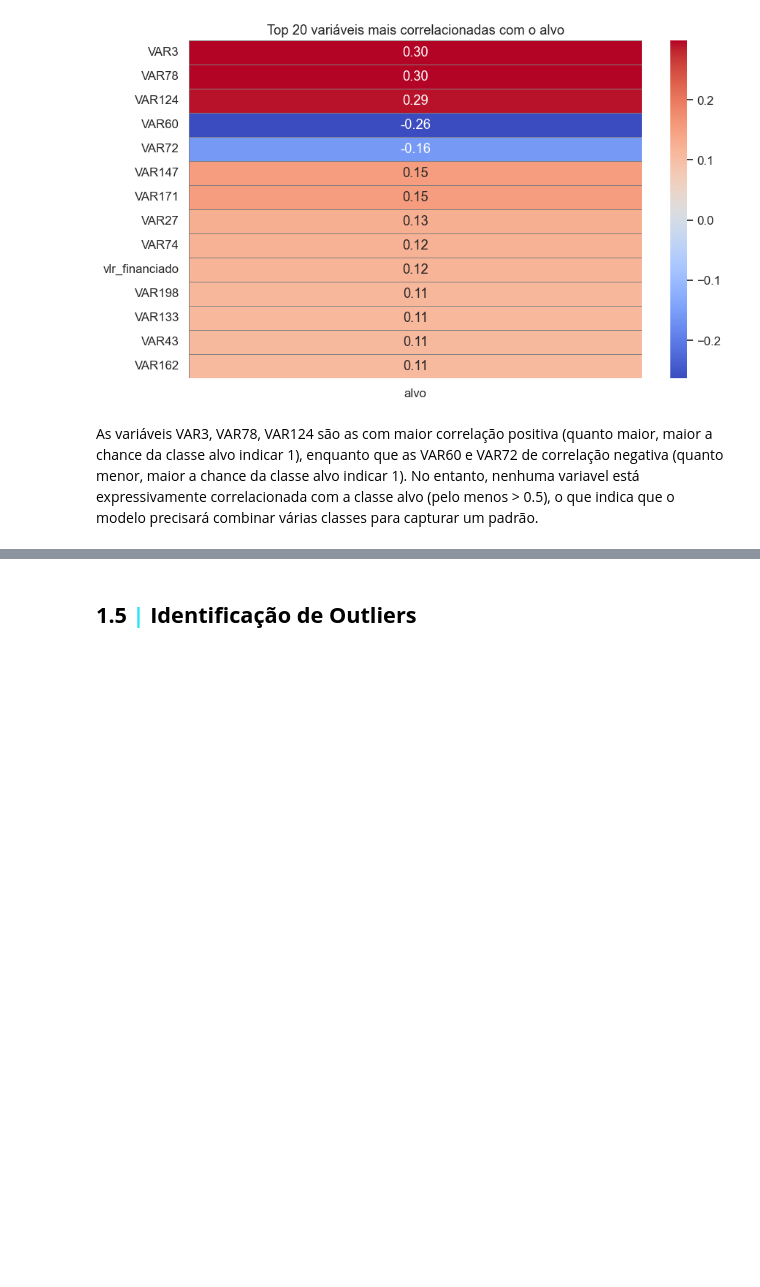
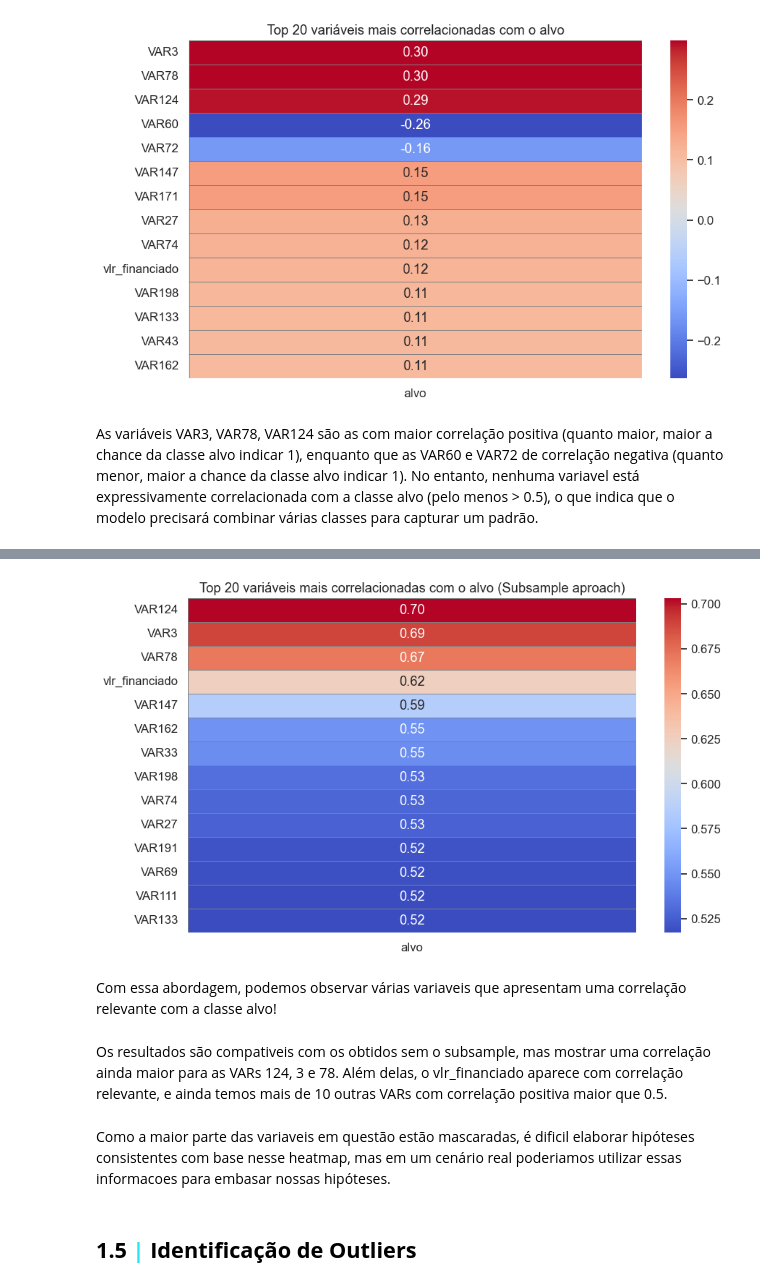
Before and after one commit to HumbertoTavora/Desafio-Neuro-Modelo_Anti_Fraude, a Jupyter notebook: notebooks/eda.ipynb, the cells around one changed output, grey strips where cells are left out. Saved outputs shown, nothing was run; the diff lists cells and outputs as text; code cells hidden in the pictures; blank space fills up the shorter version.

Commit message:
EDA: Abordagem por Subsampling para aprofundar a análise de correlacoes

```diff
--- a/notebooks/eda.ipynb
+++ b/notebooks/eda.ipynb
@@ -264,3 +298,30 @@ No entanto, nenhuma variavel está expressivamente correlacionada com a classe a
+# %%
+num_cols = new_df.select_dtypes(include=np.number).columns
+corr = new_df[num_cols].corr()
+
+sub_sample_corr = corr.corr()
+
+corr_target = sub_sample_corr['alvo'].abs().sort_values(ascending=False)
+
+# Selecionar apenas 15 variáveis, já que os valores de correlação não foram particulamente expressivos.
+top_corr = corr_target.head(15).index
+
+rows = [c for c in top_corr if c != 'alvo']
+data = sub_sample_corr.loc[rows, ['alvo']]
+
+plt.figure(figsize=(10,6))
+sns.heatmap(data, annot=True, cmap="coolwarm", cbar=True, fmt=".2f", linewidths=0.5, linecolor='gray')
+plt.title("Top 20 variáveis mais correlacionadas com o alvo (Subsample aproach)")
+
+plt.show()
+# %% [output]
+[figure, added]
+# %% [markdown]
+Com essa abordagem, podemos observar várias variaveis que apresentam uma correlação relevante com a classe alvo!
+# %% [markdown]
+Os resultados são compativeis com os obtidos sem o subsample, mas mostrar uma correlação ainda maior para as VARs 124, 3 e 78. Além delas, o vlr_financiado aparece com correlação relevante, e ainda temos mais de 10 outras VARs com correlação positiva maior que 0.5.
+# %% [markdown]
+Como a maior parte das variaveis em questão estão mascaradas, é dificil elaborar hipóteses consistentes com base nesse heatmap, mas em um cenário real poderiamos utilizar essas informacoes para embasar nossas hipóteses.
 # %% [markdown]
 ## <b>1.5 <span style='color:#2ae4f5'>|</span>  Identificação de Outliers</b>
 # %%
```
Also changed, not shown: parts of 9 cells of this notebook.
